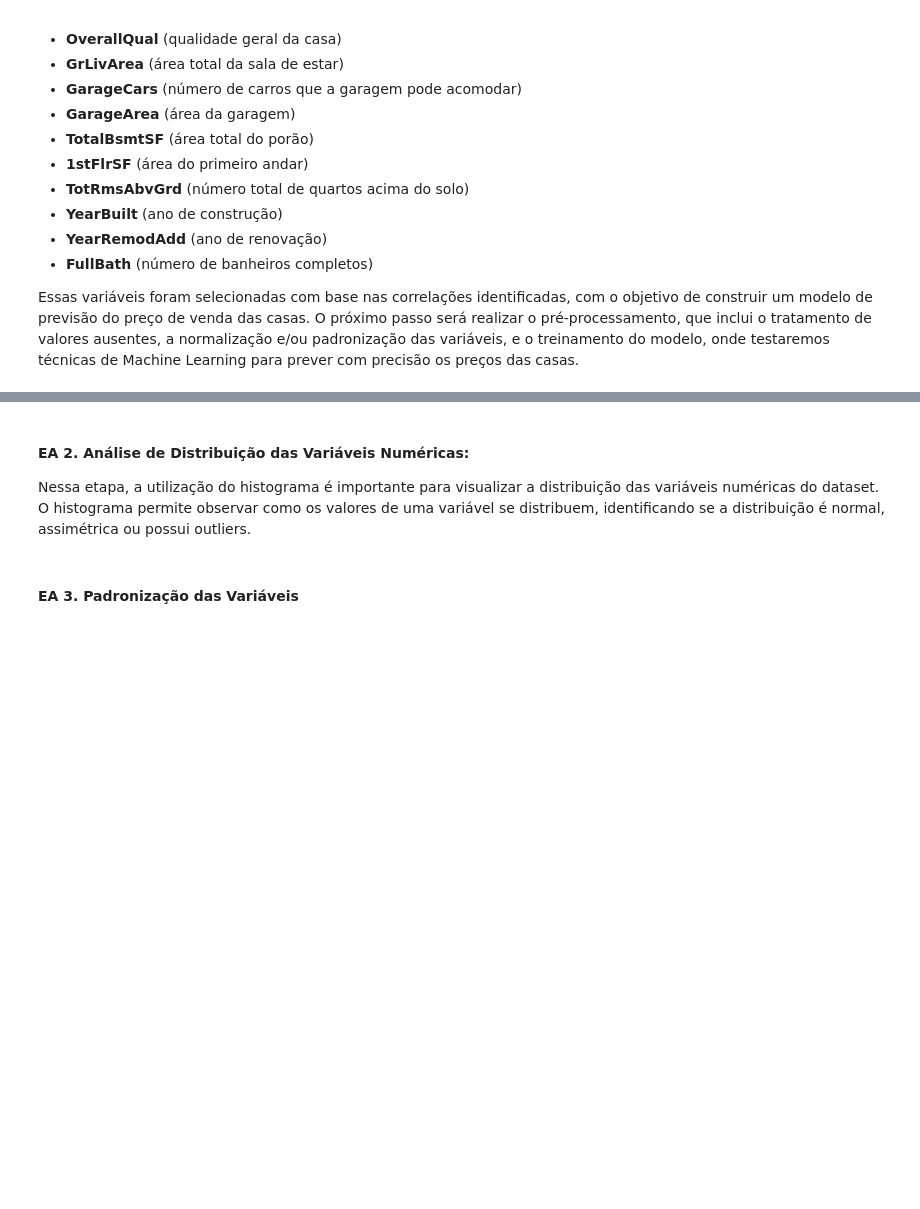
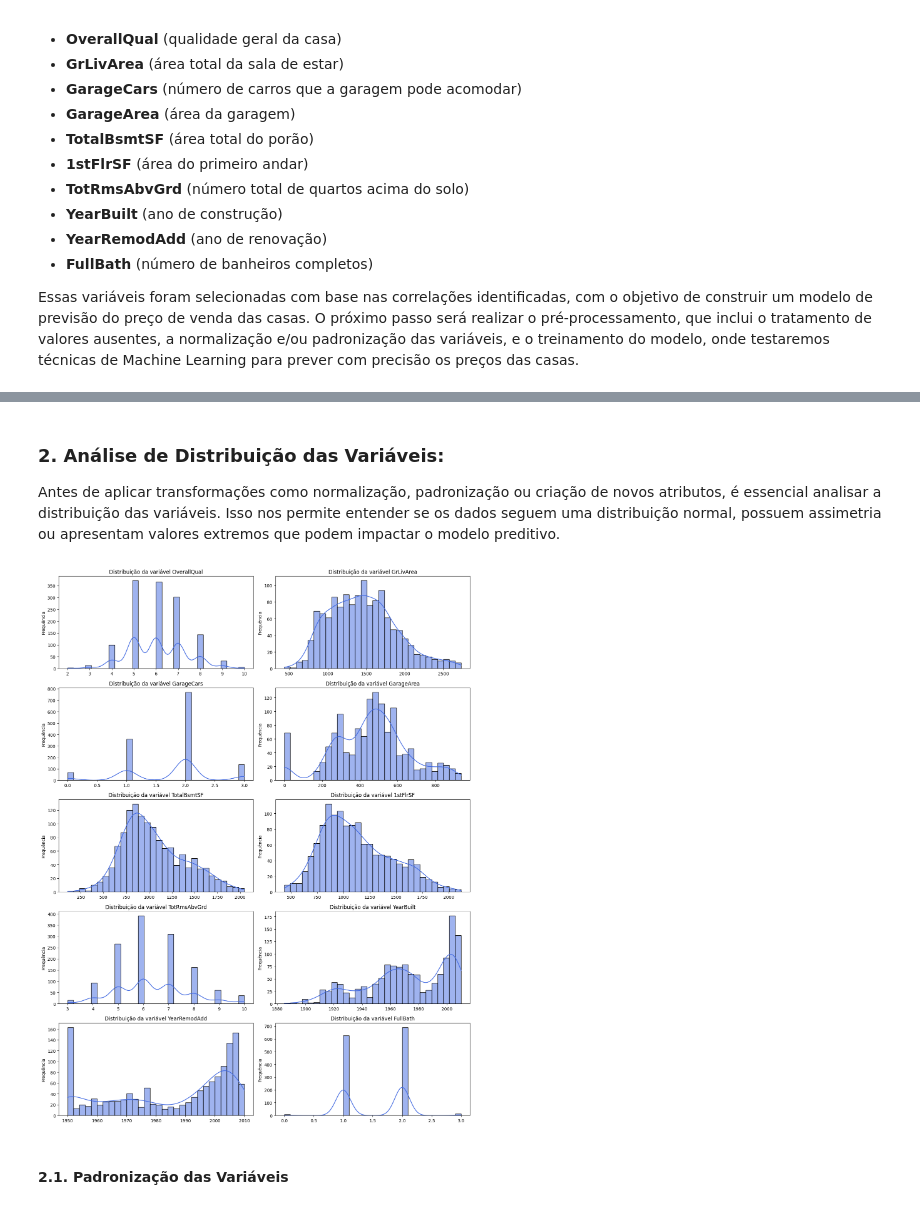
Before and after one commit to GahBarbosa/HousePrediction, a Jupyter notebook: HousePricePrediction.ipynb, the cells around one changed output, grey strips where cells are left out. Drawn from its saved outputs; the diff is of its cells as text; code cells hidden in the pictures; blank space fills up the shorter version.

```diff
--- a/HousePricePrediction.ipynb
+++ b/HousePricePrediction.ipynb
@@ -15,8 +68,7 @@ from sklearn.preprocessing import MinMaxScaler
 # %% [markdown]
 ### Lendo os Datasets
 # %%
-test_df = pd.read_csv('test.csv')
-df = pd.read_csv('train.csv')
+df = pd.read_csv('data/train.csv')
 # %% [markdown]
 ## Resumo Executivo
 # %% [markdown]
@@ -249,24 +476,29 @@ Primeiramente, realizamos o tratamento de outliers nas variáveis selecionadas c
 # %% [markdown]
-#### EA 2. Análise de Distribuição das Variáveis Numéricas:
-Nessa etapa, a utilização do histograma é importante para visualizar a distribuição das variáveis numéricas do dataset. O histograma permite observar como os valores de uma variável se distribuem, identificando se a distribuição é normal, assimétrica ou possui outliers.
+### 2. Análise de Distribuição das Variáveis:
+Antes de aplicar transformações como normalização, padronização ou criação de novos atributos, é essencial analisar a distribuição das variáveis. Isso nos permite entender se os dados seguem uma distribuição normal, possuem assimetria ou apresentam valores extremos que podem impactar o modelo preditivo.
-# %%
-num_cols = df.select_dtypes(include=['float64', 'int64']).columns
-
-# Define o número de colunas fixo (ex: 4) e calcula as linhas necessárias
-num_plots = len(num_cols)
-cols = 4
-rows = math.ceil(num_plots / cols)  # Arredonda para cima
-
-plt.figure(figsize=(15, rows * 4))  # Ajusta o tamanho conforme as linhas
-
-for i, col in enumerate(num_cols, 1):
-    plt.subplot(rows, cols, i)  # Ajusta dinamicamente as linhas
-    sns.histplot(df[col].dropna(), kde=True, color='skyblue', edgecolor='black')
-    plt.title(col)
-
-plt.tight_layout()
-plt.show()
+# %%
+# Definir as colunas a serem analisadas
+columns_to_analyze = [
+    "OverallQual", "GrLivArea", "GarageCars", "GarageArea",
+    "TotalBsmtSF", "1stFlrSF", "TotRmsAbvGrd",
+    "YearBuilt", "YearRemodAdd", "FullBath"
+]
+
+# Criar gráficos de distribuição
+fig, axes = plt.subplots(nrows=5, ncols=2, figsize=(14, 18))
+axes = axes.flatten()
+
+for i, col in enumerate(columns_to_analyze):
+    sns.histplot(df_filtered[col], bins=30, kde=True, ax=axes[i], color="royalblue")
+    axes[i].set_title(f"Distribuição da variável {col}", fontsize=12)
+    axes[i].set_xlabel("")
+    axes[i].set_ylabel("Frequência")
+
+plt.tight_layout()
+plt.show()
+# %% [output]
+[figure, added]
 # %% [markdown]
-#### EA 3. Padronização das Variáveis
+#### 2.1. Padronização das Variáveis
 # %% [markdown]
 Em seguida, aplicamos a padronização (StandardScaler) nas variáveis escolhidas, ajustando os dados para que cada variável tenha média zero e desvio padrão igual a um. Essa técnica é essencial para algoritmos como a Regressão Linear, pois evita que variáveis com diferentes escalas influenciem de forma desproporcional o modelo.
```
Also changed, not shown: parts of 82 cells of this notebook, 6 other files.
